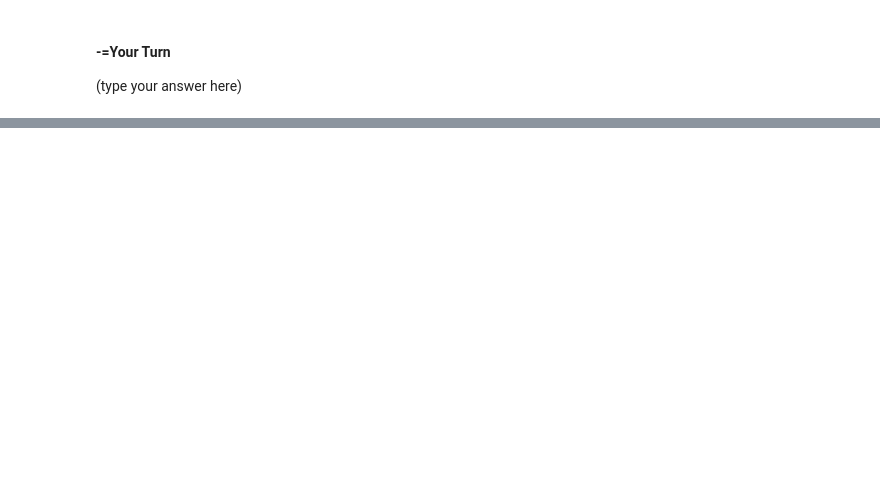
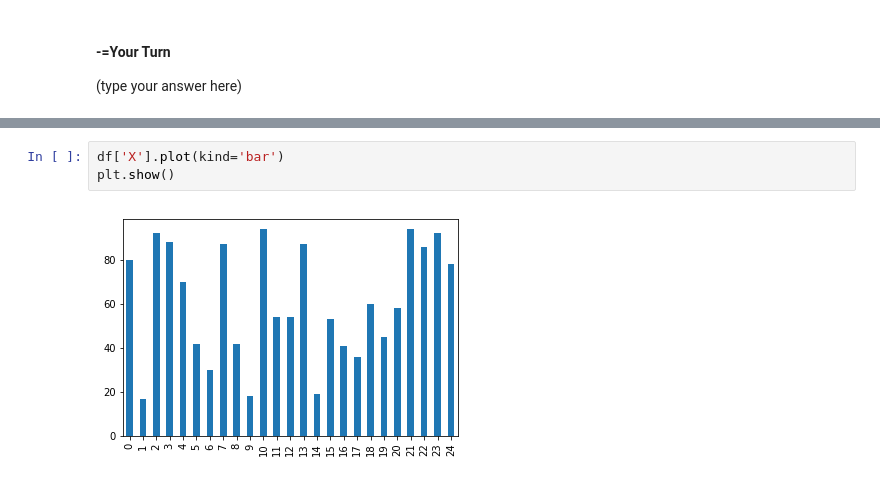
Before and after one commit to kevinclee26/nebula_ds, a Jupyter notebook: class_d4/data_visualization.ipynb, the cells around one changed output, grey strips where cells are left out. Saved outputs shown, nothing was run; the diff lists cells and outputs as text; blank space fills up the shorter version.

```diff
--- a/class_d4/data_visualization.ipynb
+++ b/class_d4/data_visualization.ipynb
@@ -81,0 +96,5 @@ In the cell below, describe what kind of information if well suited for each vis
+# %%
+df['X'].plot(kind='bar')
+plt.show()
+# %% [output]
+[figure, added]
```
Also changed, not shown: parts of 25 cells of this notebook, 3 other files.
